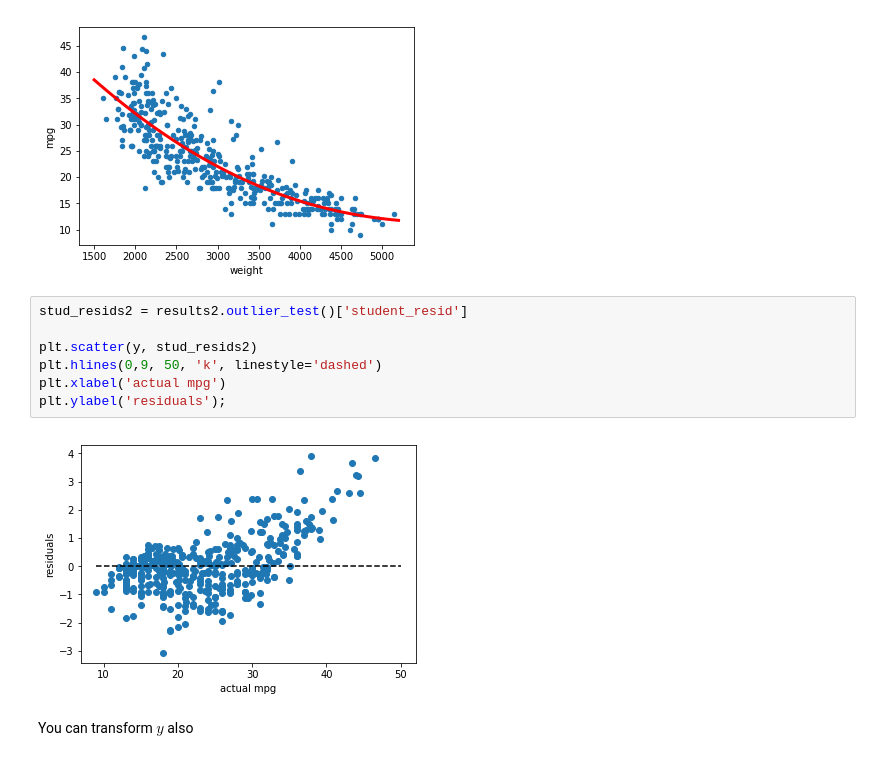
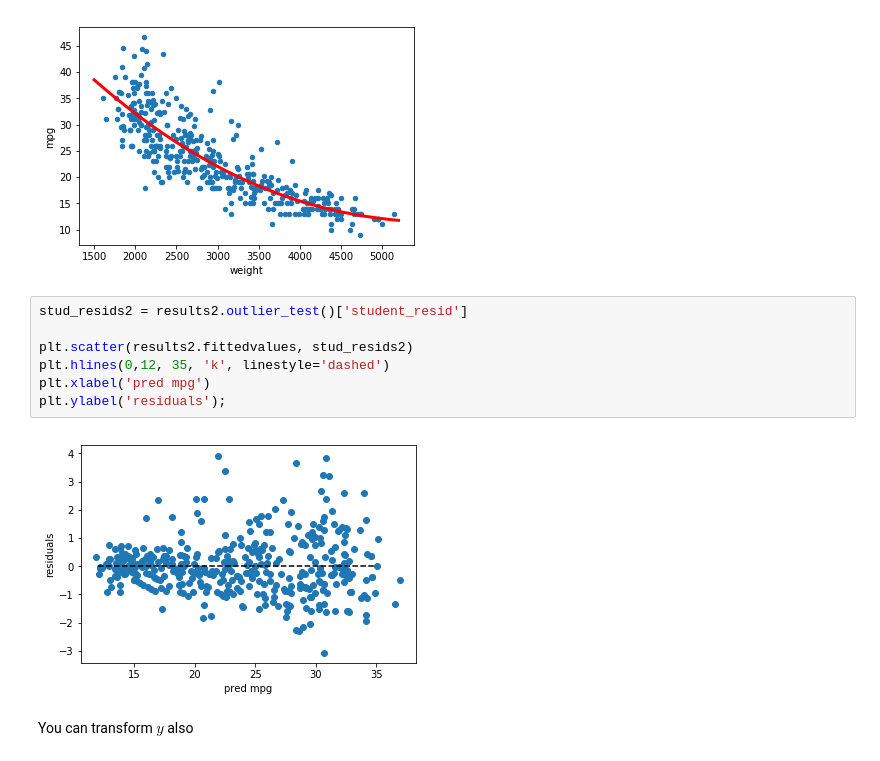
Before and after one commit to wmarshall484/DSI_LECTURES_2, a Jupyter notebook: linear-regression/moses_marsh/linear_regression.ipynb, the cells around one changed output. Drawn from its saved outputs; the diff is of its cells as text.

```diff
--- a/linear-regression/moses_marsh/linear_regression.ipynb
+++ b/linear-regression/moses_marsh/linear_regression.ipynb
@@ -660,12 +660,12 @@ ax.plot(xx, curve, color='r', lw=3);
 # %%
 stud_resids2 = results2.outlier_test()['student_resid']
 
-plt.scatter(y, stud_resids2)
-plt.hlines(0,9, 50, 'k', linestyle='dashed')
-plt.xlabel('actual mpg')
+plt.scatter(results2.fittedvalues, stud_resids2)
+plt.hlines(0,12, 35, 'k', linestyle='dashed')
+plt.xlabel('pred mpg')
 plt.ylabel('residuals');
 # %% [output]
-[figure, old version]
+[figure, new version]
 # %% [markdown]
 You can transform $y$ also
 # %%
```
Also changed, not shown: parts of 13 cells of this notebook, 1 other file.
